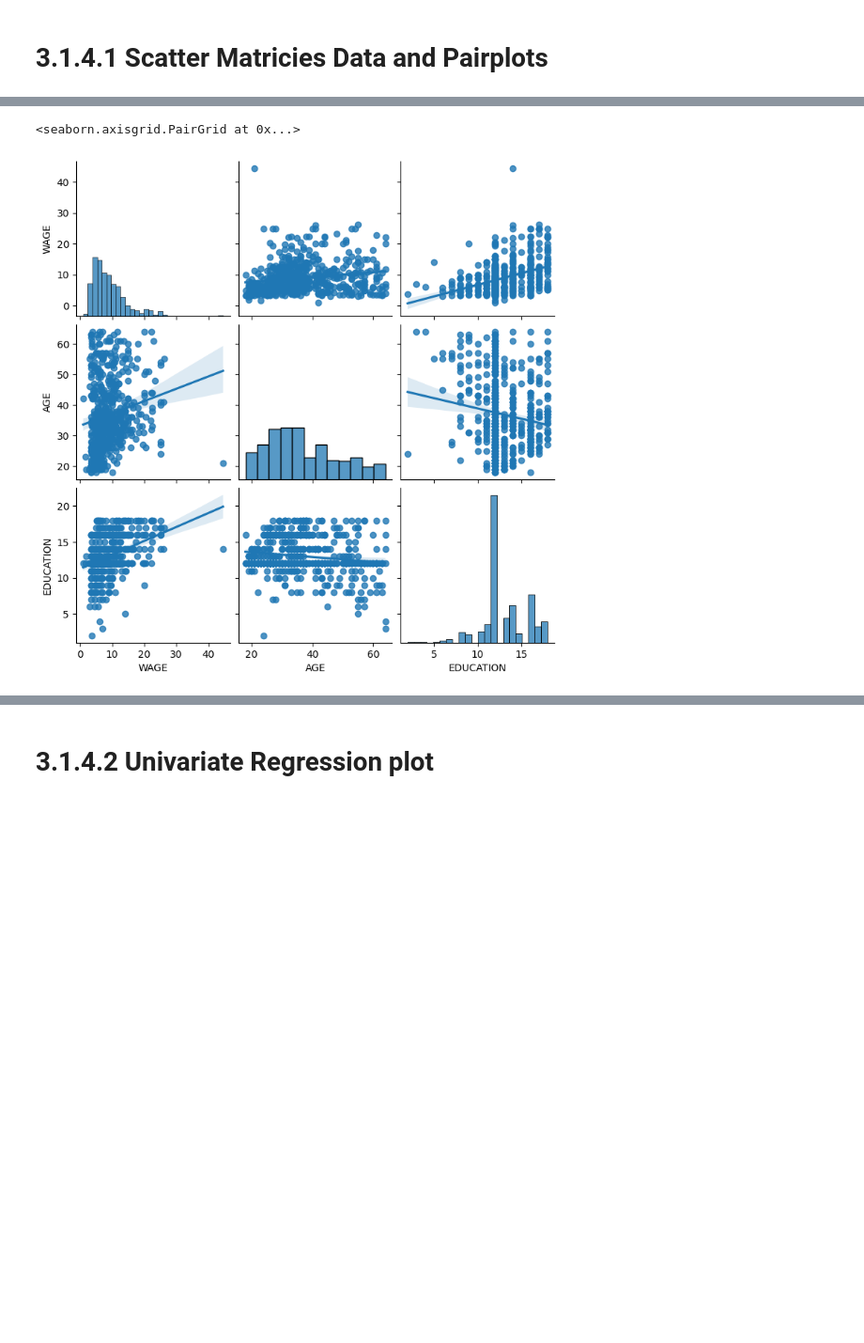
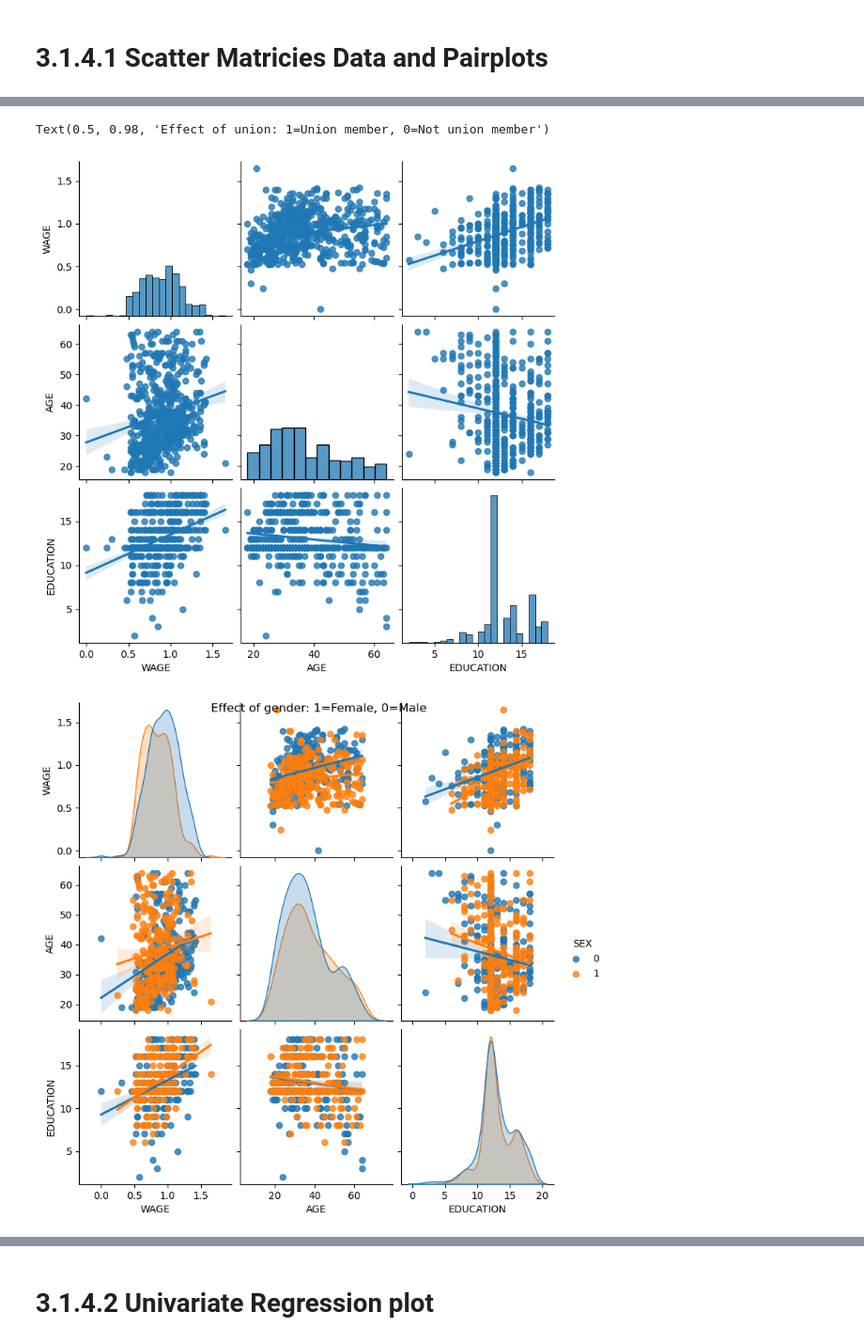
Before and after one commit to ZianneO/BSGP7030PythonStats, a Jupyter notebook: PythonStats.ipynb, the cells around one changed output, grey strips where cells are left out. Shown at 94% size. Drawn from its saved outputs; the diff is of its cells as text; code cells hidden in the pictures; blank space fills up the shorter version.

```diff
--- a/PythonStats.ipynb
+++ b/PythonStats.ipynb
@@ -388,6 +390,8 @@ short_names = [n.split(':')[0] for n in names]
 data = pd.read_csv('wages.txt', skiprows=27, skipfooter=6, sep=None,
                    header=None, engine='python')  # Using engine='python' for skipfooter
 data.columns = short_names
+import numpy as np
+data['WAGE'] = np.log10(data['WAGE'])
 # %% [markdown]
 # 3.1.4.1 Scatter Matricies Data and Pairplots
 # %%
@@ -413,6 +417,16 @@ print(data)
 # %%
 seaborn.pairplot(data, vars=['WAGE', 'AGE', 'EDUCATION'],
                  kind='reg')
+seaborn.pairplot(data, vars=['WAGE', 'AGE', 'EDUCATION'],
+                 kind='reg', hue='SEX')
+plt.suptitle('Effect of gender: 1=Female, 0=Male')
+seaborn.pairplot(data, vars=['WAGE', 'AGE', 'EDUCATION'],
+                 kind='reg', hue='RACE')
+plt.suptitle('Effect of race: 1=Other, 2=Hispanic, 3=White')
+seaborn.pairplot(data, vars=['WAGE', 'AGE', 'EDUCATION'],
+                 kind='reg', hue='UNION')
+plt.suptitle('Effect of union: 1=Union member, 0=Not union member')
 # %% [output]
-<seaborn.axisgrid.PairGrid at 0x...>
+Text(0.5, 0.98, 'Effect of union: 1=Union member, 0=Not union member')
-[figure, old version]
+[figure, new version]
+[figure, added]
```
Also changed, not shown: parts of 17 cells of this notebook.
